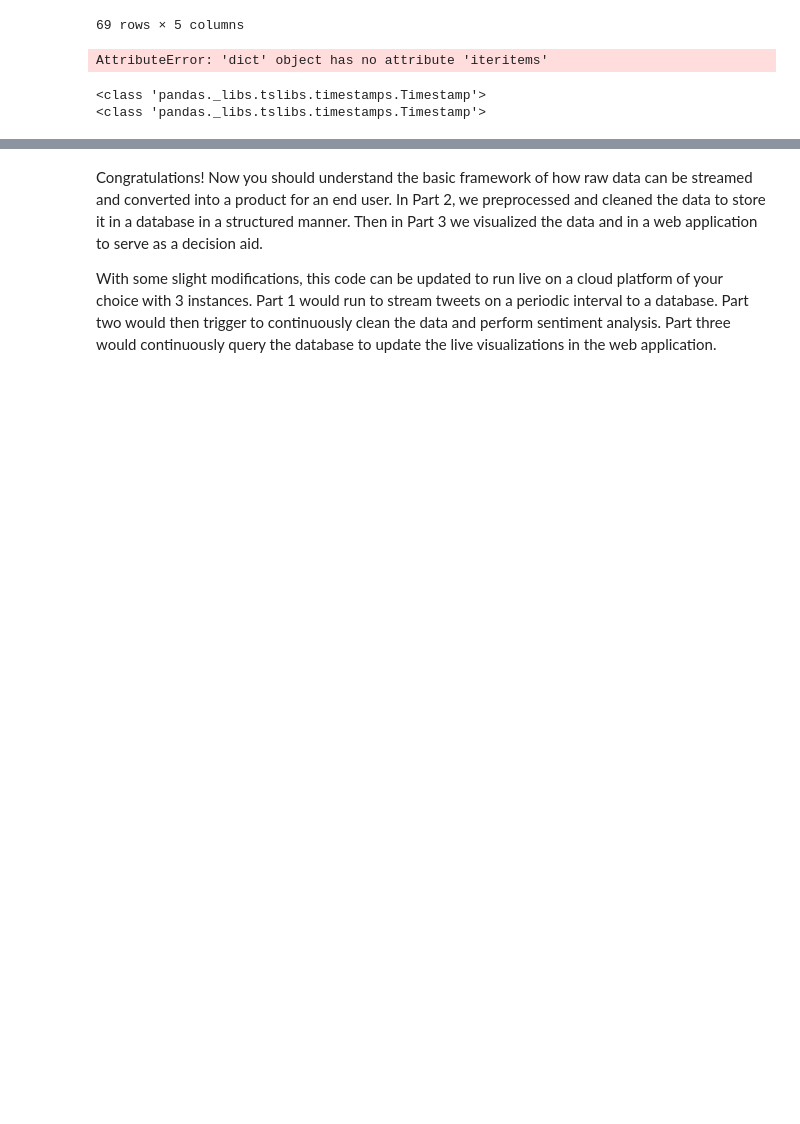
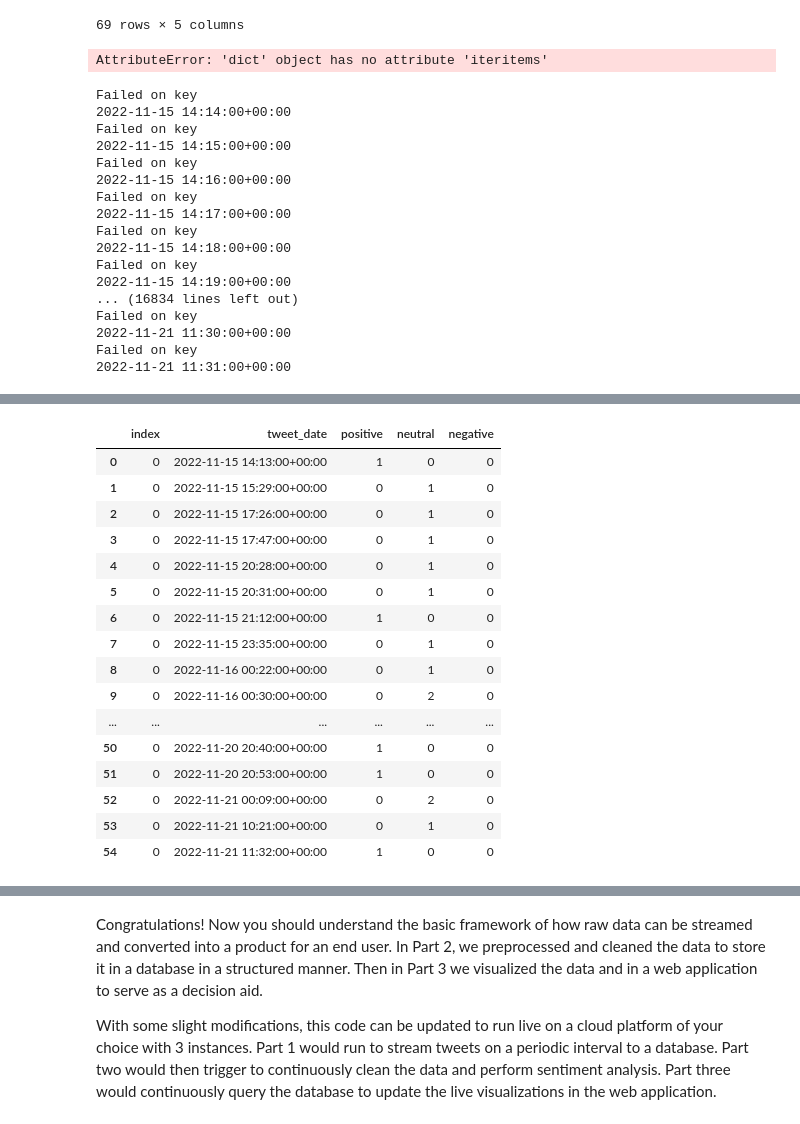
Before and after one commit to syst3m2/twitter-bokeh-tutorial, a Jupyter notebook: twitter-app-example.ipynb, the cells around one changed output, grey strips where cells are left out. Saved outputs shown, nothing was run; the diff lists cells and outputs as text; code cells hidden in the pictures; blank space fills up the shorter version.

Commit message:
Test plot in application

```diff
--- a/twitter-app-example.ipynb
+++ b/twitter-app-example.ipynb
@@ -632,25 +632,45 @@ sentiment_labels = ["positive", "neutral", "negative"]
 
 for key, item in date_group_tweet_df:
     temp_df = pd.DataFrame()
-    print(type(key))
-    group = date_group_tweet_df.get_group(key)
-    sentiment_values = pd.Series(group['sentiment_final'].value_counts())
-    values_df = pd.DataFrame(data=[sentiment_values.values], columns=sentiment_values.index)
+    try:
+        group = date_group_tweet_df.get_group(key)
+        sentiment_values = pd.Series(group['sentiment_final'].value_counts())
+        values_df = pd.DataFrame(data=[sentiment_values.values], columns=sentiment_values.index)
 
-    # Fill in sentiment as 0 for any missing values
-    missing_values = set(sentiment_labels).difference(values_df.columns)
-    if len(missing_values) > 0:
-        for i in missing_values:
-            values_df[i]=0
+        # Fill in sentiment as 0 for any missing values
+        missing_values = set(sentiment_labels).difference(values_df.columns)
+        if len(missing_values) > 0:
+            for i in missing_values:
+                values_df[i]=0
 
-    # Combine the date value to the minute and the value counts
-    date = group["tweet_date"].dt.floor('Min').reset_index(drop=True)[0]
-    values_df["tweet_date"] = date
+        # Combine the date value to the minute and the value counts
+        date = group["tweet_date"].dt.floor('Min').reset_index(drop=True)[0]
+        values_df["tweet_date"] = date
 
-    # Append value to dataframe
-    sentiment_time_df = pd.concat([sentiment_time_df, values_df], axis=0)
+        # Append value to dataframe
+        sentiment_time_df = pd.concat([sentiment_time_df, values_df], axis=0)
+    except:
+        print("Failed on key")
+        print(key)
+        # Need to add key to dataframe if fails so that the plot still works
+        continue
 
-sentiment_time_df
+sentiment_time_df.reset_index()
 # %% [output]
-<class 'pandas._libs.tslibs.timestamps.Timestamp'>
-<class 'pandas._libs.tslibs.timestamps.Timestamp'>
+Failed on key
+2022-11-15 14:14:00+00:00
+Failed on key
+2022-11-15 14:15:00+00:00
+Failed on key
+2022-11-15 14:16:00+00:00
+Failed on key
+2022-11-15 14:17:00+00:00
+Failed on key
+2022-11-15 14:18:00+00:00
+Failed on key
+2022-11-15 14:19:00+00:00
+... (16834 lines left out)
+Failed on key
+2022-11-21 11:30:00+00:00
+Failed on key
+2022-11-21 11:31:00+00:00
@@ -658,3 +677,20 @@ KeyError: Timestamp('2022-11-15 14:14:00+0000', tz='UTC', freq='T')
+|  | index | tweet_date | positive | neutral | negative |
+| 0 | 0 | 2022-11-15 14:13:00+00:00 | 1 | 0 | 0 |
+| 1 | 0 | 2022-11-15 15:29:00+00:00 | 0 | 1 | 0 |
+| 2 | 0 | 2022-11-15 17:26:00+00:00 | 0 | 1 | 0 |
+| 3 | 0 | 2022-11-15 17:47:00+00:00 | 0 | 1 | 0 |
+| 4 | 0 | 2022-11-15 20:28:00+00:00 | 0 | 1 | 0 |
+| 5 | 0 | 2022-11-15 20:31:00+00:00 | 0 | 1 | 0 |
+| 6 | 0 | 2022-11-15 21:12:00+00:00 | 1 | 0 | 0 |
+| 7 | 0 | 2022-11-15 23:35:00+00:00 | 0 | 1 | 0 |
+| 8 | 0 | 2022-11-16 00:22:00+00:00 | 0 | 1 | 0 |
+| 9 | 0 | 2022-11-16 00:30:00+00:00 | 0 | 2 | 0 |
+| ... | ... | ... | ... | ... | ... |
+| 50 | 0 | 2022-11-20 20:40:00+00:00 | 1 | 0 | 0 |
+| 51 | 0 | 2022-11-20 20:53:00+00:00 | 1 | 0 | 0 |
+| 52 | 0 | 2022-11-21 00:09:00+00:00 | 0 | 2 | 0 |
+| 53 | 0 | 2022-11-21 10:21:00+00:00 | 0 | 1 | 0 |
+| 54 | 0 | 2022-11-21 11:32:00+00:00 | 1 | 0 | 0 |
 # %%
 # This is an app built in Dash, which is built on top of Flask and Plotly.js
 # It is preferable to run this from a .py file, but for ease, I am including it in the Jupyter notebook
```
Also changed, not shown: parts of 2 cells of this notebook.
